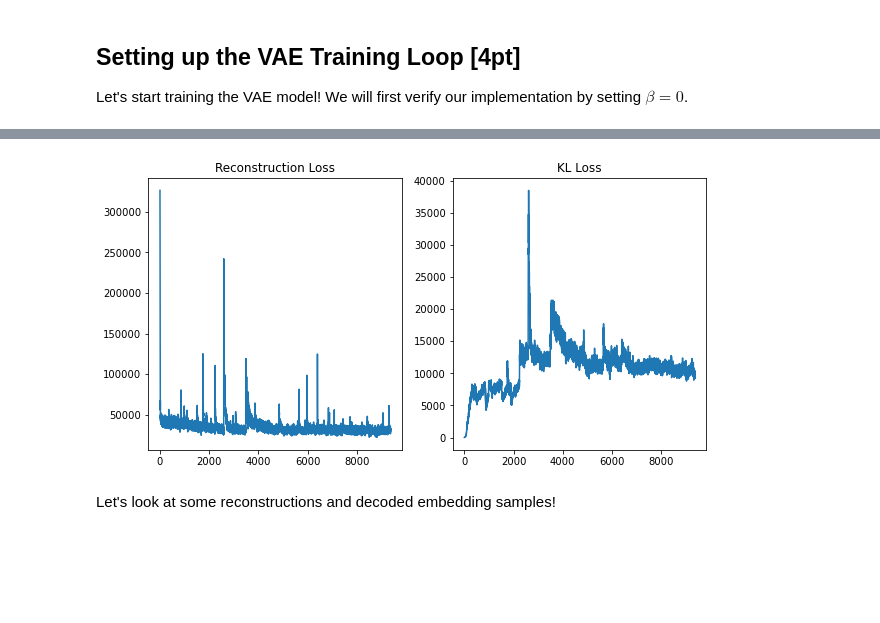
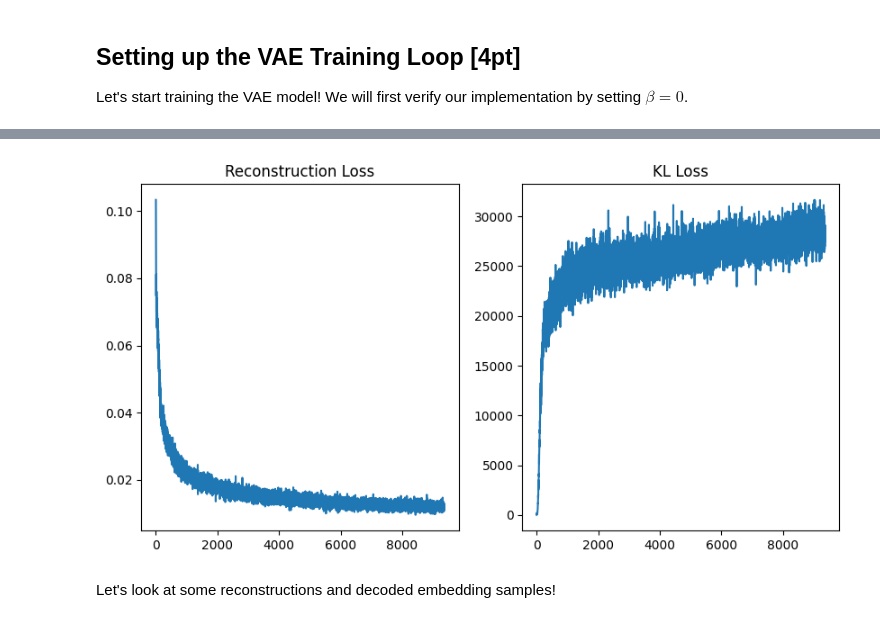
Before and after one commit to prateekchhikara/deep-learning-assignment2, a Jupyter notebook: Problem1_VAE_v0.ipynb, the cells around one changed output, grey strips where cells are left out. Saved outputs shown, nothing was run; the diff lists cells and outputs as text; code cells hidden in the pictures; blank space fills up the shorter version.

```diff
--- a/Problem1_VAE_v0.ipynb
+++ b/Problem1_VAE_v0.ipynb
@@ -212,7 +215,7 @@ ae_model = ae_model.train()   # set model in train mode (eg batchnorm params get
 # NOTE: We could also use alternative losses like MSE and cross entropy, depending #
 #       on the assumptions we are making about the output distribution.            #
 optimizer = torch.optim.Adam(ae_model.parameters(), lr=learning_rate)
-criterion = nn.BCELoss()
+criterion = nn.MSELoss()
 ####################################################################################
 
 #################################### END TODO #######################################
@@ -232,12 +235,12 @@ for ep in range(epochs):
 
     # Zero-out gradients from previous iteration
     optimizer.zero_grad()
-    data = data.view(64, 1, 784)
+    data = data.view(batch_size, in_size)
     # Pass data through autoencoder
-    recon_data = ae_model(data)
+    recon_data = ae_model(data).view(batch_size, out_size)
     # Compute loss and perform backward pass
-    rec_loss = criterion(torch.clamp(recon_data, 0, 1), torch.clamp(data, 0, 1))
-    optimizer.zero_grad()  # erase old gradients
+    rec_loss = criterion(data, recon_data)
+
     rec_loss.backward()
 
     # Update weights
@@ -249,5 +252,5 @@ for ep in range(epochs):
   #################################### END TODO #####################################
 
 print("Done!")
-del epochs, learning_rate, sample_img, train_it, rec_loss #, opt
+del epochs, learning_rate, data, train_it, rec_loss #, opt
 # %% [output]
@@ -422,12 +425,10 @@ class VAE(nn.Module):
     encoding = self.encoder(x)
     mean, log_sigma = torch.chunk(encoding, 2, dim=-1)
 
-    # Sample z from inferred posterior distribution using reparametrization trick
     epsilon = torch.randn_like(log_sigma)
     z = mean + torch.exp(log_sigma / 2) * epsilon
 
-    # Decode the sampled z to obtain the reconstructed image
-    reconstruction = self.decoder(z)
+    reconstruction = self.decoder(z).view(-1, 28*28)
     q = (mean, log_sigma)
     #################################### END TODO ######################################
 
@@ -446,10 +447,7 @@ class VAE(nn.Module):
     # HINT: Make sure to compute the KL divergence in the correct order since it is    #
     #       not symmetric!!  ie. KL(p, q) != KL(q, p)                                  #
     ####################################################################################
-    rec_loss = nn.functional.binary_cross_entropy(torch.clamp(outputs['rec'], 0, 1), x, reduction='sum')
-
-    # Compute KL divergence loss between the inferred posterior distribution
-    # and a unit Gaussian prior
+    rec_loss = nn.functional.mse_loss(torch.clamp(outputs['rec'], 0, 1), x)
     mean, log_sigma = outputs['q']
     kl_loss = -0.5 * torch.sum(1 + log_sigma - mean.pow(2) - log_sigma.exp())
 
@@ -517,12 +515,12 @@ for ep in range(epochs):
   ####################################################################################
   for i, (data, _) in enumerate(mnist_data_loader):
     data = data.to(device)
-    data = data.view(64, 1, 784)
+    data = data.view(-1, 784)
     recon_data = vae_model.forward(data)
 
+    optimizer.zero_grad()  # erase old gradients
     total_loss, losses = vae_model.loss(data, recon_data)
     # total_loss, losses = losses['total_loss']
-    optimizer.zero_grad()  # erase old gradients
     total_loss.backward()
     optimizer.step()
 
@@ -569,5 +567,5 @@ It 9300: Total Loss: 50639.3125,         Rec Loss: 50639.3125,   KL Loss: 10742.
 Done!
-[figure, old version]
+[figure, new version]
 # %% [markdown]
 Let's look at some reconstructions and decoded embedding samples!
 # %%
```
Also changed, not shown: parts of 18 cells of this notebook, 1 other file.
